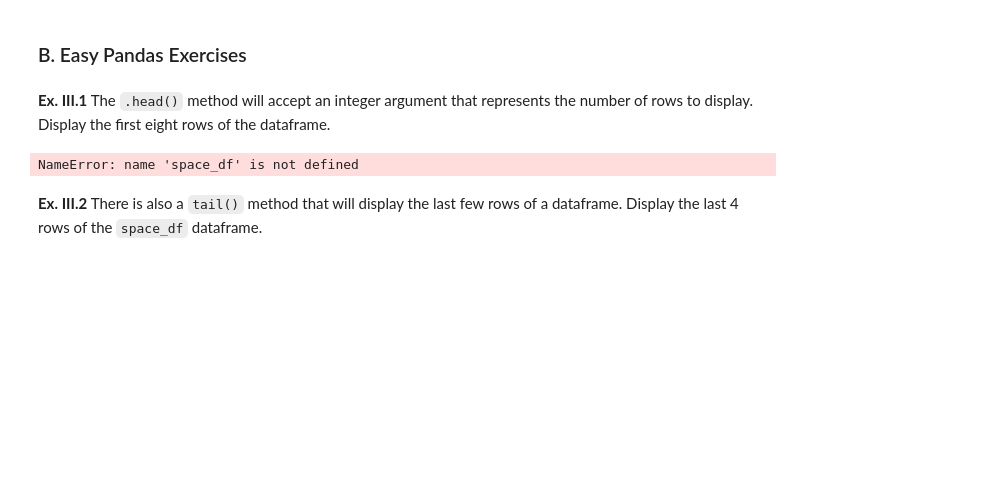
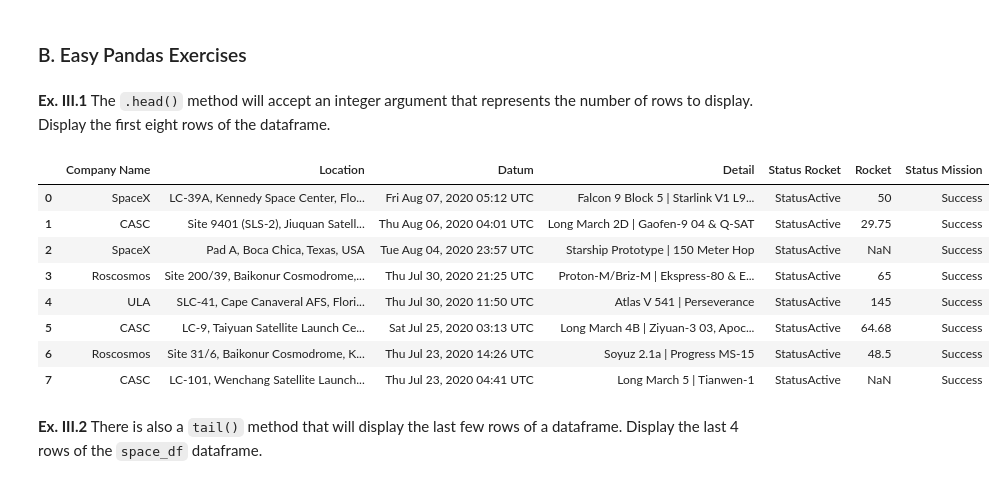
Before and after one commit to ChirpBird/python_class_thing, a Jupyter notebook: s09_tabular_data/s09_tabular_data.ipynb, the cells around one changed output. Cells and saved outputs as stored; diff of their text form; code cells hidden in the pictures; blank space fills up the shorter version.

Commit message:
Installed Pandas so errors are gone. :)

```diff
--- a/s09_tabular_data/s09_tabular_data.ipynb
+++ b/s09_tabular_data/s09_tabular_data.ipynb
@@ -130,9 +135,17 @@ Just the number of columns: 7
 **Ex. III.1** The `.head()` method will accept an integer argument that represents the number of rows to display. Display the first eight rows of the dataframe.
 # %%
 # Ex. III.1
-len(space_df)
+space_df.head(8)
 # %% [output]
-NameError: name 'space_df' is not defined
+|  | Company Name | Location | Datum | Detail | Status Rocket | Rocket | Status Mission |
+| 0 | SpaceX | LC-39A, Kennedy Space Center, Flo... | Fri Aug 07, 2020 05:12 UTC | Falcon 9 Block 5 | Starlink V1 L9... | StatusActive | 50 | Success |
+| 1 | CASC | Site 9401 (SLS-2), Jiuquan Satell... | Thu Aug 06, 2020 04:01 UTC | Long March 2D | Gaofen-9 04 & Q-SAT | StatusActive | 29.75 | Success |
+| 2 | SpaceX | Pad A, Boca Chica, Texas, USA | Tue Aug 04, 2020 23:57 UTC | Starship Prototype | 150 Meter Hop | StatusActive | NaN | Success |
+| 3 | Roscosmos | Site 200/39, Baikonur Cosmodrome,... | Thu Jul 30, 2020 21:25 UTC | Proton-M/Briz-M | Ekspress-80 & E... | StatusActive | 65 | Success |
+| 4 | ULA | SLC-41, Cape Canaveral AFS, Flori... | Thu Jul 30, 2020 11:50 UTC | Atlas V 541 | Perseverance | StatusActive | 145 | Success |
+| 5 | CASC | LC-9, Taiyuan Satellite Launch Ce... | Sat Jul 25, 2020 03:13 UTC | Long March 4B | Ziyuan-3 03, Apoc... | StatusActive | 64.68 | Success |
+| 6 | Roscosmos | Site 31/6, Baikonur Cosmodrome, K... | Thu Jul 23, 2020 14:26 UTC | Soyuz 2.1a | Progress MS-15 | StatusActive | 48.5 | Success |
+| 7 | CASC | LC-101, Wenchang Satellite Launch... | Thu Jul 23, 2020 04:41 UTC | Long March 5 | Tianwen-1 | StatusActive | NaN | Success |
 # %% [markdown]
 **Ex. III.2** There is also a `tail()` method that will display the last few rows of a dataframe. Display the last 4 rows of the `space_df` dataframe.
 # %%
```
Also changed, not shown: parts of 3 cells of this notebook.
